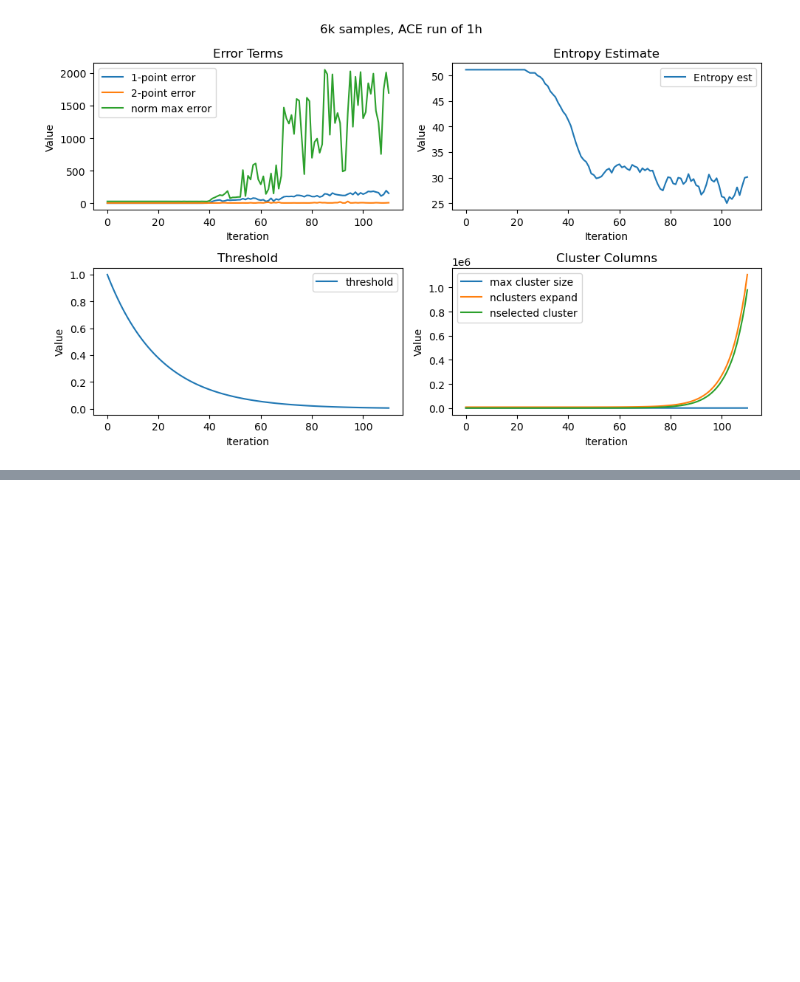
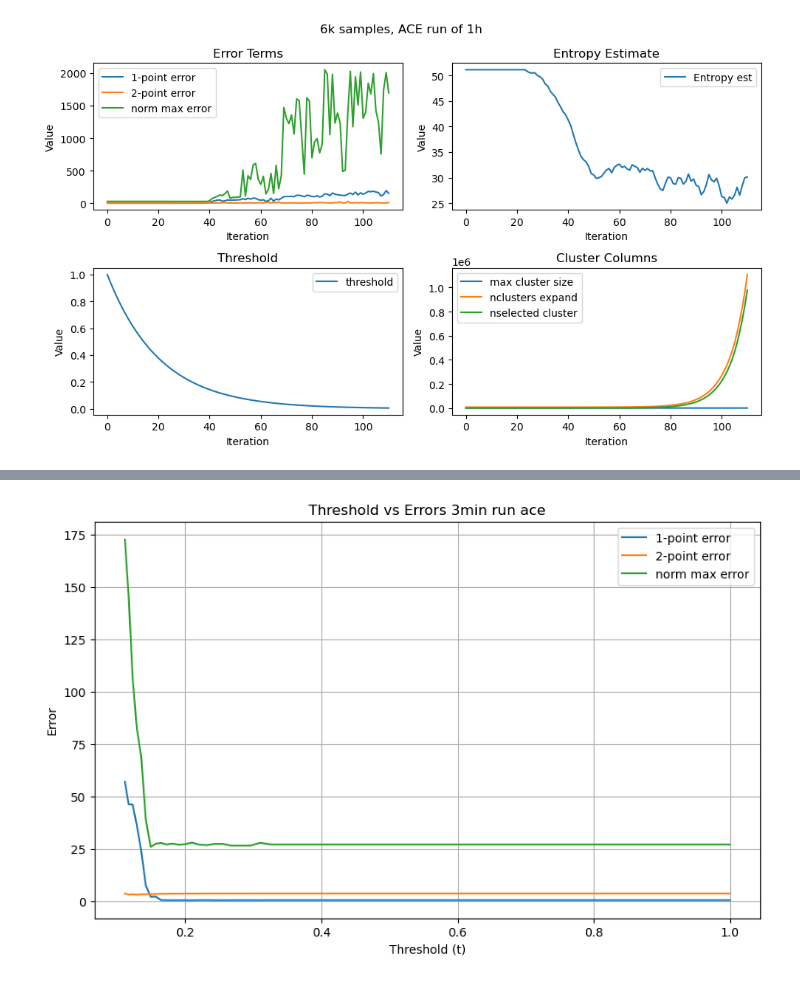
Before and after one commit to PaulHosek/MCM_classifier, a Jupyter notebook: Classifier_1/pairwise/testing_plots_pw/test_convergence.ipynb, the cells around one changed output, grey strips where cells are left out. Drawn from its saved outputs; the diff is of its cells as text; code cells hidden in the pictures; blank space fills up the shorter version.

```diff
--- a/Classifier_1/pairwise/testing_plots_pw/test_convergence.ipynb
+++ b/Classifier_1/pairwise/testing_plots_pw/test_convergence.ipynb
@@ -114,0 +92,22 @@ plt.show()
+# %%
+# t vs error
+
+cnames = np.array(["threshold", "1-point error", "2-point error", "norm max error", "Entropy est", "max cluster size", "nclusters expand", "nselected cluster"])
+# Step 1: Read the data from the file
+data = np.loadtxt(fname = "../data/OUTPUT_mod/data/full_sample_sizes/6000/2/full-images-unlabeled-0/full-images-unlabeled-0_sep-output-out.sce")
+
+# Plot t vs the error
+plt.figure(figsize=(10, 6))
+sel = [1, 2, 3]  # Select the columns for the errors
+plt.plot(data[:, 0], data[:, sel[0]], label=cnames[sel[0]])
+plt.plot(data[:, 0], data[:, sel[1]], label=cnames[sel[1]])
+plt.plot(data[:, 0], data[:, sel[2]], label=cnames[sel[2]])
+
+plt.xlabel('Threshold (t)')
+plt.ylabel('Error')
+plt.title('Threshold vs Errors 3min run ace')
+plt.legend()
+plt.grid(True)
+plt.show()
+# %% [output]
+[figure, added]
```
Also changed, not shown: parts of 2 cells of this notebook, 3 other files.
